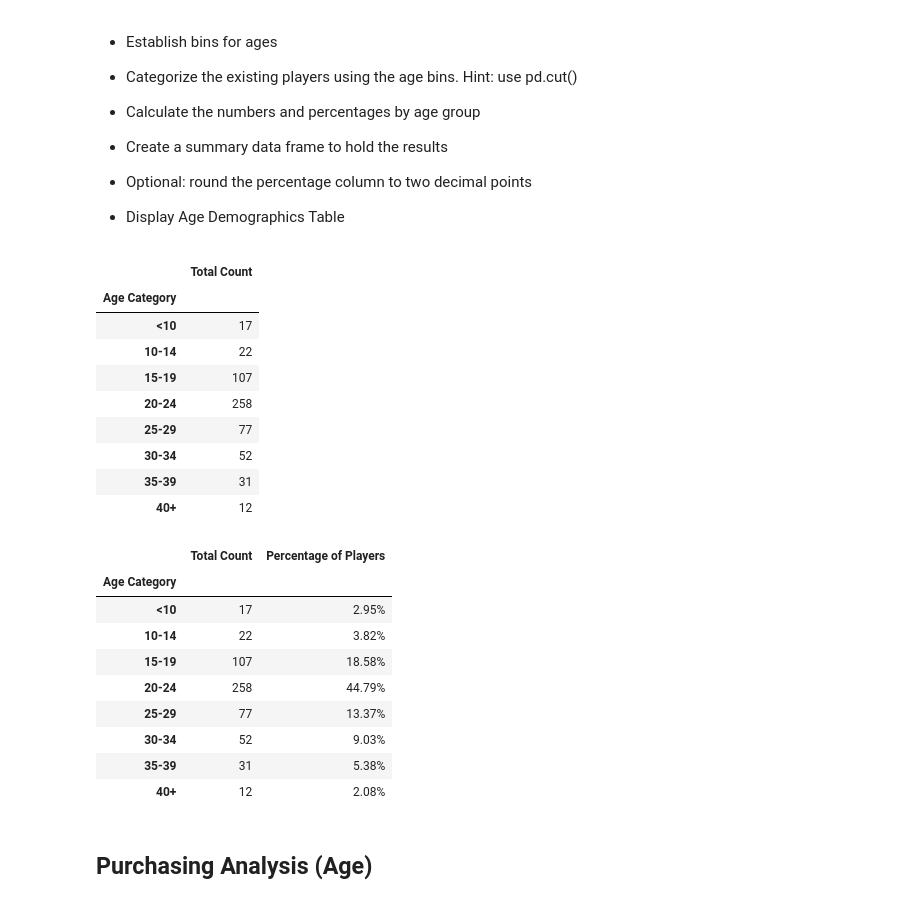
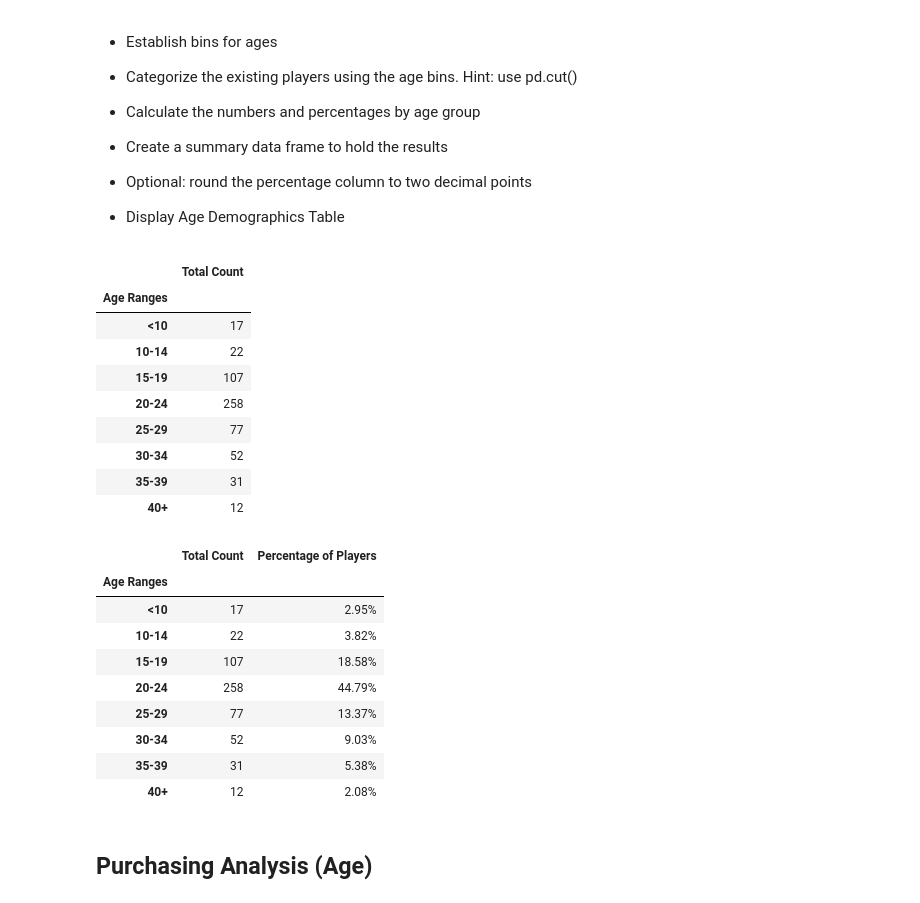
Before and after one commit to aburstyn9068/pandas-challenge, a Jupyter notebook: HeroesOfPymoli/HeroesOfPymoli_starter.ipynb, the cells around one changed output. Cells and saved outputs as stored; diff of their text form; code cells hidden in the pictures.

```diff
--- a/HeroesOfPymoli/HeroesOfPymoli_starter.ipynb
+++ b/HeroesOfPymoli/HeroesOfPymoli_starter.ipynb
@@ -263,17 +263,17 @@ groupNames = ["<10", "10-14", "15-19", "20-24", "25-29", "30-34", "35-39", "40+"
 # %%
 # Create the data frame to hold the results
 ageDF = purchase_data.drop_duplicates(subset=["SN"])
 ageDF = ageDF[["Age"]]
 # Sort players into bins based on age
-ageDF["Age Category"] = pd.cut(ageDF["Age"], bins, labels=groupNames, include_lowest=True)
+ageDF["Age Ranges"] = pd.cut(ageDF["Age"], bins, labels=groupNames, include_lowest=True)
 # Get the total number of players per category
-ageDF = ageDF.groupby("Age Category").count()
+ageDF = ageDF.groupby("Age Ranges").count()
 
 ageDF = ageDF.rename(columns={"Age": "Total Count"})
 ageDF
 # %% [output]
 |  | Total Count |
-| Age Category |  |
+| Age Ranges |  |
 | <10 | 17 |
 | 10-14 | 22 |
 | 15-19 | 107 |
@@ -291,7 +291,7 @@ ageDF["Percentage of Players"] = ageDF["Percentage of Players"].map("{:.2f}%".fo
 ageDF
 # %% [output]
 |  | Total Count | Percentage of Players |
-| Age Category |  |  |
+| Age Ranges |  |  |
 | <10 | 17 | 2.95% |
 | 10-14 | 22 | 3.82% |
 | 15-19 | 107 | 18.58% |
```
Also changed, not shown: parts of 7 cells of this notebook.
